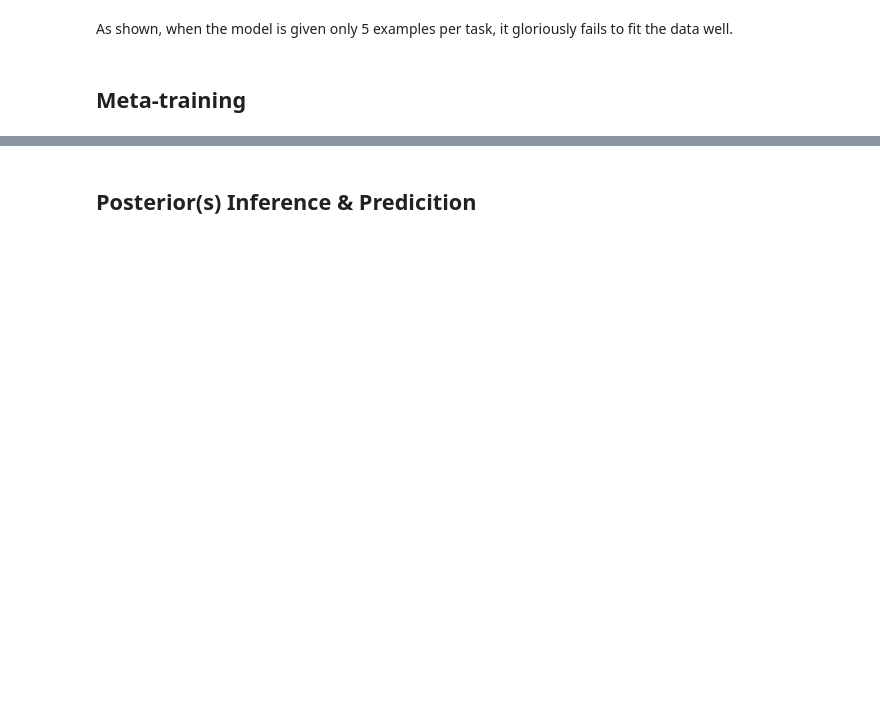
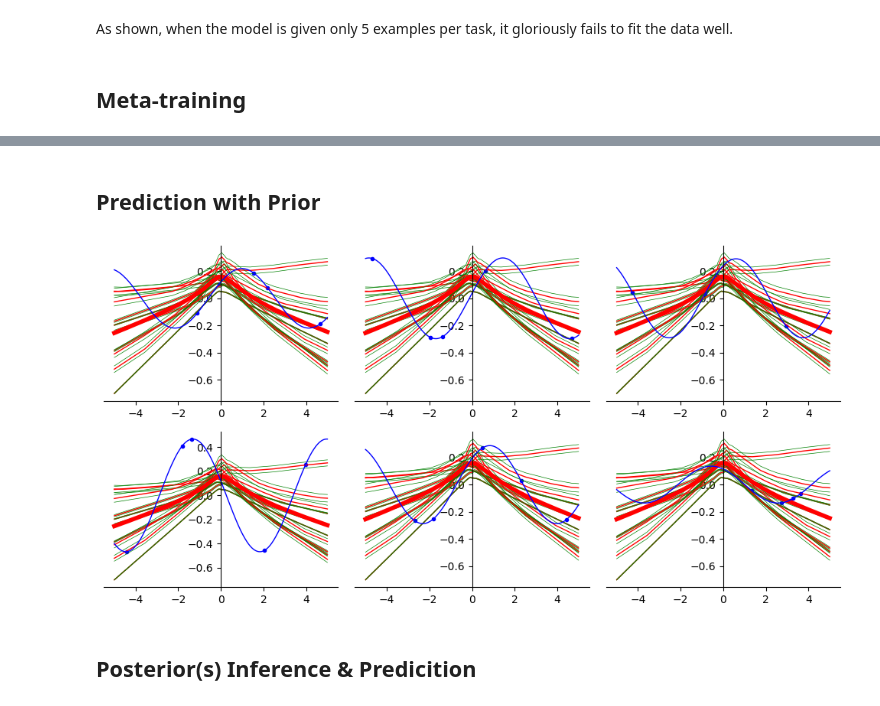
Before and after one commit to yardenas/jax-pacoh-nn, a Jupyter notebook: demo.ipynb, the cells around one changed output, grey strips where cells are left out. Saved outputs shown, nothing was run; the diff lists cells and outputs as text; code cells hidden in the pictures; blank space fills up the shorter version.

```diff
--- a/demo.ipynb
+++ b/demo.ipynb
@@ -153,3 +153,13 @@ Iteration 900 log probs: 9693353.0
+# %% [markdown]
+## Prediction with Prior
+# %%
+posteriors, losses = infer_posteriors(
+    context_x, context_y, hyper_posterior, apply, next(seed_sequence), 0, 0.
+)
+predictions = predict(posteriors, test_x, apply)
+plot(context_x, context_y, test_x, test_y, predictions)
+# %% [output]
+[figure, added]
 # %% [markdown]
 ## Posterior(s) Inference & Predicition
 # %%
```
Also changed, not shown: parts of 4 cells of this notebook.
